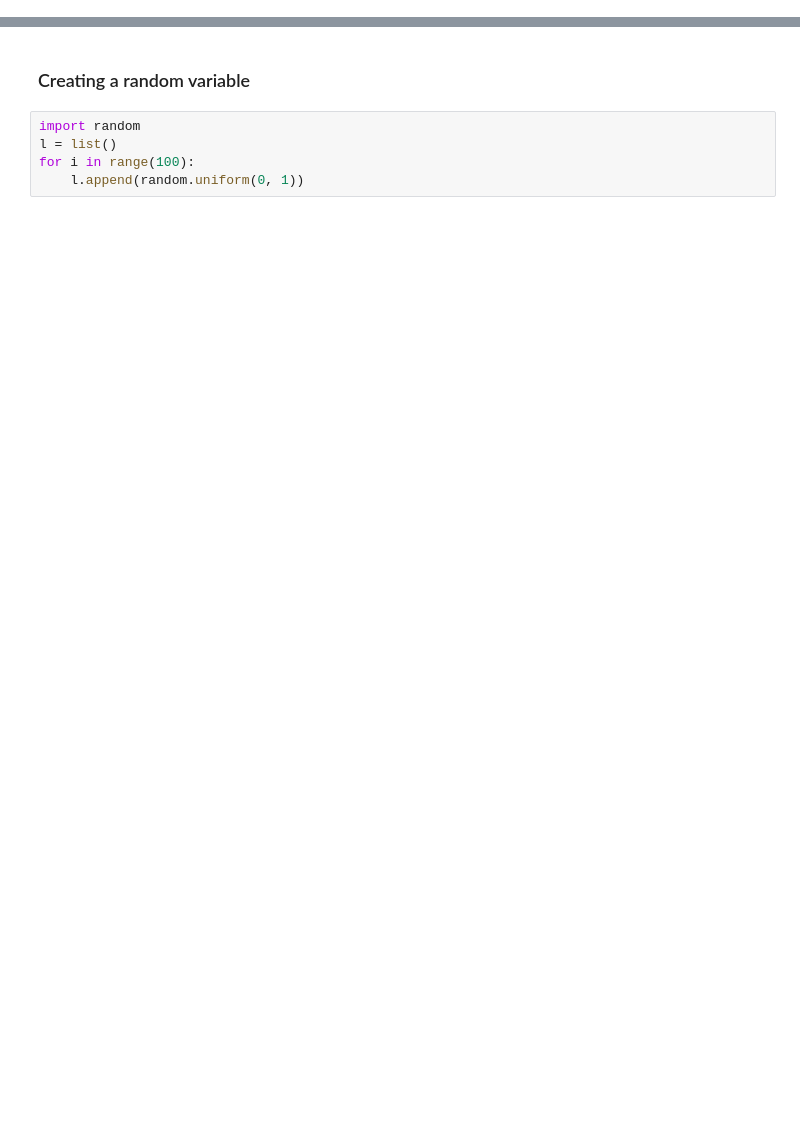
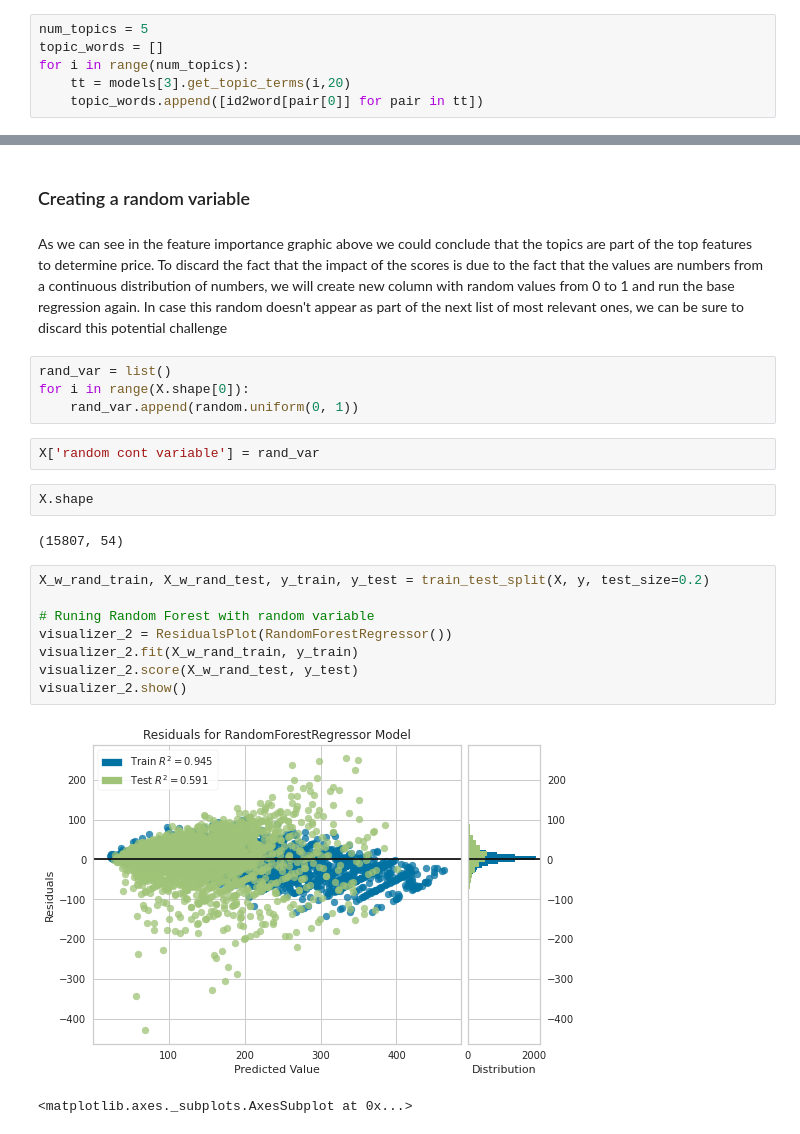
Before and after one commit to dcollaguazo/Airbnb-Price-Prediction, a Jupyter notebook: 2_Model_Building/5_text_analysis_name_description.ipynb, the cells around one changed output, grey strips where cells are left out. Saved outputs shown, nothing was run; the diff lists cells and outputs as text; blank space fills up the shorter version.

```diff
--- a/2_Model_Building/5_text_analysis_name_description.ipynb
+++ b/2_Model_Building/5_text_analysis_name_description.ipynb
@@ -474,0 +610,6 @@ df.plot(kind='bar')
+# %%
+num_topics = 5
+topic_words = []
+for i in range(num_topics):
+    tt = models[3].get_topic_terms(i,20)
+    topic_words.append([id2word[pair[0]] for pair in tt])
@@ -542,7 +778,25 @@ viz.show()
 # %% [markdown]
 ### Creating a random variable
+# %% [markdown]
+As we can see in the feature importance graphic above we could conclude that the topics are part of the top features to determine price. To discard the fact that the impact of the scores is due to the fact that the values are numbers from a continuous distribution of numbers, we will create new column with random values from 0 to 1 and run the base regression again. In case this random doesn't appear as part of the next list of most relevant ones, we can be sure to discard this potential challenge
 # %%
-import random
-l = list()
-for i in range(100):
-    l.append(random.uniform(0, 1))
+rand_var = list()
+for i in range(X.shape[0]):
+    rand_var.append(random.uniform(0, 1))
+# %%
+X['random cont variable'] = rand_var
+# %%
+X.shape
+# %% [output]
+(15807, 54)
+# %%
+X_w_rand_train, X_w_rand_test, y_train, y_test = train_test_split(X, y, test_size=0.2)
+
+# Runing Random Forest with random variable
+visualizer_2 = ResidualsPlot(RandomForestRegressor())
+visualizer_2.fit(X_w_rand_train, y_train)
+visualizer_2.score(X_w_rand_test, y_test)
+visualizer_2.show()
+# %% [output]
+[figure, added]
+<matplotlib.axes._subplots.AxesSubplot at 0x...>
```
Also changed, not shown: parts of 69 cells of this notebook.
